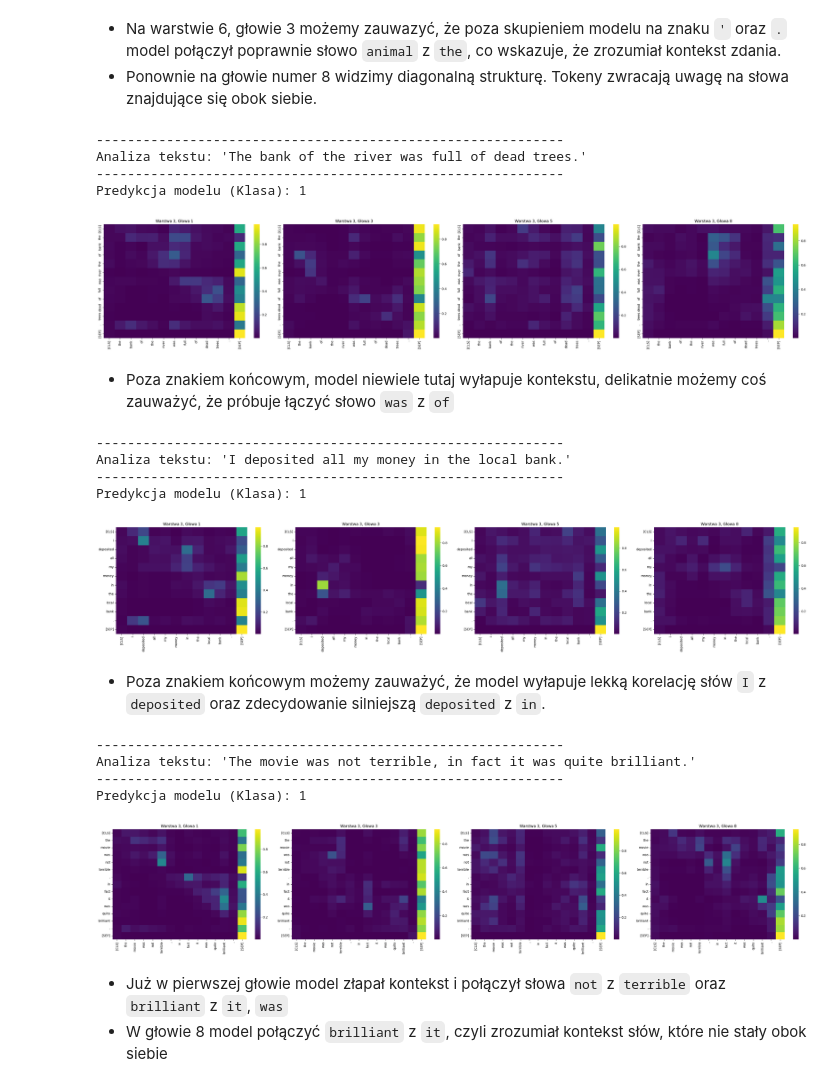
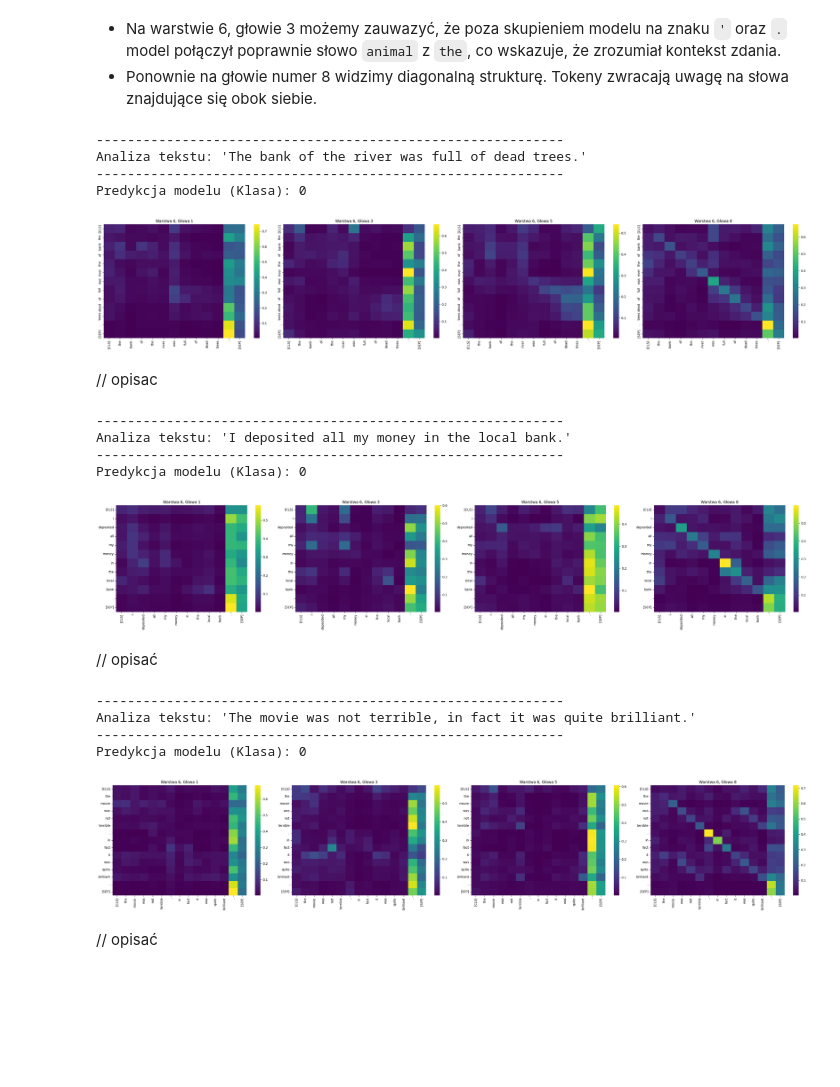
Before and after one commit to MaciejKuzmicki/Transformers, a Jupyter notebook: transformers.ipynb, the cells around one changed output. Saved outputs shown, nothing was run; the diff lists cells and outputs as text; code cells hidden in the pictures; blank space fills up the shorter version.

```diff
--- a/transformers.ipynb
+++ b/transformers.ipynb
@@ -608,47 +608,46 @@ analyze_and_plot_attention(
         text=test_sentences[2],
         model=model,
         tokenizer=tokenizer,
-        layer_to_visualize=3,
+        layer_to_visualize=-1,
         heads_to_plot=[1,3,5,8]
     )
 # %% [output]
 ------------------------------------------------------------
 Analiza tekstu: 'The bank of the river was full of dead trees.'
 ------------------------------------------------------------
-Predykcja modelu (Klasa): 1
+Predykcja modelu (Klasa): 0
-[figure, old version]
+[figure, new version]
 # %% [markdown]
-* Poza znakiem końcowym, model niewiele tutaj wyłapuje kontekstu, delikatnie możemy coś zauważyć, że próbuje łączyć słowo `was` z `of`
+// opisac
 # %%
 analyze_and_plot_attention(
         text=test_sentences[3],
         model=model,
         tokenizer=tokenizer,
-        layer_to_visualize=3,
+        layer_to_visualize=-1,
         heads_to_plot=[1,3,5,8]
     )
 # %% [output]
 ------------------------------------------------------------
 Analiza tekstu: 'I deposited all my money in the local bank.'
 ------------------------------------------------------------
-Predykcja modelu (Klasa): 1
+Predykcja modelu (Klasa): 0
-[figure, old version]
+[figure, new version]
 # %% [markdown]
-* Poza znakiem końcowym możemy zauważyć, że model wyłapuje lekką korelację słów `I` z `deposited` oraz zdecydowanie silniejszą `deposited` z `in`.
+// opisać
 # %%
 analyze_and_plot_attention(
         text=test_sentences[4],
         model=model,
         tokenizer=tokenizer,
-        layer_to_visualize=3,
+        layer_to_visualize=-1,
         heads_to_plot=[1,3,5,8]
     )
 # %% [output]
 ------------------------------------------------------------
 Analiza tekstu: 'The movie was not terrible, in fact it was quite brilliant.'
 ------------------------------------------------------------
-Predykcja modelu (Klasa): 1
+Predykcja modelu (Klasa): 0
-[figure, old version]
+[figure, new version]
 # %% [markdown]
-* Już w pierwszej głowie model złapał kontekst i połączył słowa `not` z `terrible` oraz `brilliant` z `it`, `was`
-* W głowie 8 model połączyć `brilliant` z `it`, czyli zrozumiał kontekst słów, które nie stały obok siebie
+// opisać
```
Also changed, not shown: parts of 1 cell of this notebook.
